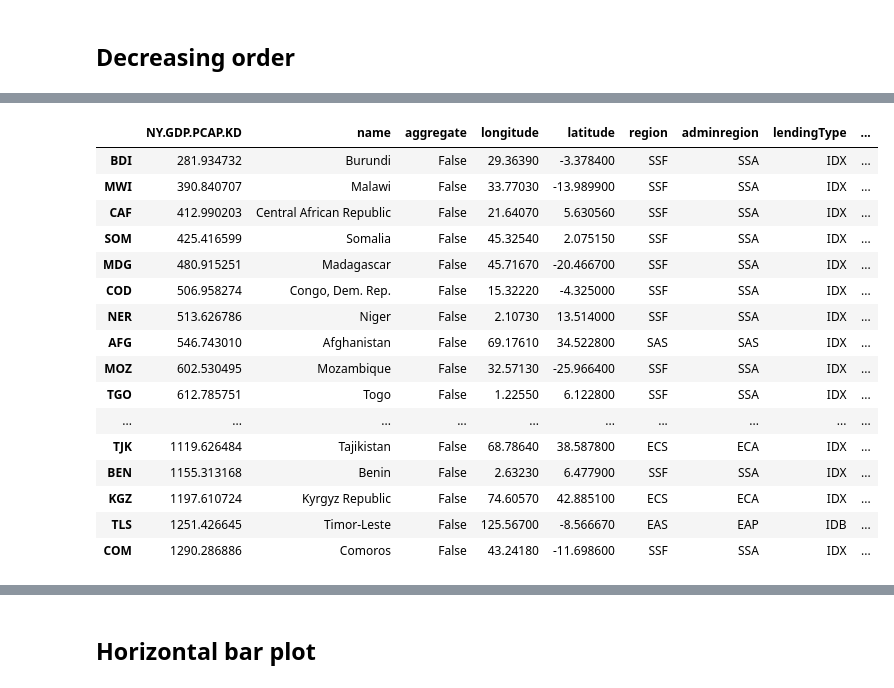
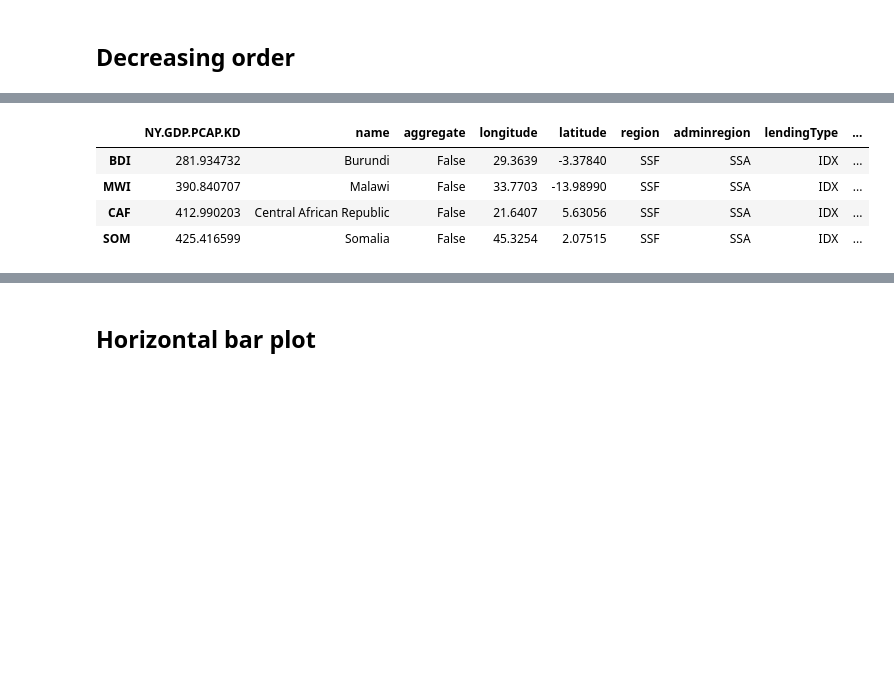
Before and after one commit to d2cml-ai/python_visual_library, a Jupyter notebook: python_notebooks/01_bar.ipynb, the cells around one changed output, grey strips where cells are left out. Drawn from its saved outputs; the diff is of its cells as text; code cells hidden in the pictures; blank space fills up the shorter version.

```diff
--- a/python_notebooks/01_bar.ipynb
+++ b/python_notebooks/01_bar.ipynb
@@ -297,26 +245,14 @@ data2
 # %%
 data3 = data2[data2['aggregate'] == False]
 
 data4 = data3.nsmallest(30, 'NY.GDP.PCAP.KD', keep = 'all')
-data4
+data4.head(4)
 # %% [output]
 |  | NY.GDP.PCAP.KD | name | aggregate | longitude | latitude | region | adminregion | lendingType | ... |
-| BDI | 281.934732 | Burundi | False | 29.36390 | -3.378400 | SSF | SSA | IDX | ... |
-| MWI | 390.840707 | Malawi | False | 33.77030 | -13.989900 | SSF | SSA | IDX | ... |
-| CAF | 412.990203 | Central African Republic | False | 21.64070 | 5.630560 | SSF | SSA | IDX | ... |
-| SOM | 425.416599 | Somalia | False | 45.32540 | 2.075150 | SSF | SSA | IDX | ... |
-| MDG | 480.915251 | Madagascar | False | 45.71670 | -20.466700 | SSF | SSA | IDX | ... |
-| COD | 506.958274 | Congo, Dem. Rep. | False | 15.32220 | -4.325000 | SSF | SSA | IDX | ... |
-| NER | 513.626786 | Niger | False | 2.10730 | 13.514000 | SSF | SSA | IDX | ... |
-| AFG | 546.743010 | Afghanistan | False | 69.17610 | 34.522800 | SAS | SAS | IDX | ... |
-| MOZ | 602.530495 | Mozambique | False | 32.57130 | -25.966400 | SSF | SSA | IDX | ... |
-| TGO | 612.785751 | Togo | False | 1.22550 | 6.122800 | SSF | SSA | IDX | ... |
-| ... | ... | ... | ... | ... | ... | ... | ... | ... | ... |
-| TJK | 1119.626484 | Tajikistan | False | 68.78640 | 38.587800 | ECS | ECA | IDX | ... |
-| BEN | 1155.313168 | Benin | False | 2.63230 | 6.477900 | SSF | SSA | IDX | ... |
-| KGZ | 1197.610724 | Kyrgyz Republic | False | 74.60570 | 42.885100 | ECS | ECA | IDX | ... |
-| TLS | 1251.426645 | Timor-Leste | False | 125.56700 | -8.566670 | EAS | EAP | IDB | ... |
-| COM | 1290.286886 | Comoros | False | 43.24180 | -11.698600 | SSF | SSA | IDX | ... |
+| BDI | 281.934732 | Burundi | False | 29.3639 | -3.37840 | SSF | SSA | IDX | ... |
+| MWI | 390.840707 | Malawi | False | 33.7703 | -13.98990 | SSF | SSA | IDX | ... |
+| CAF | 412.990203 | Central African Republic | False | 21.6407 | 5.63056 | SSF | SSA | IDX | ... |
+| SOM | 425.416599 | Somalia | False | 45.3254 | 2.07515 | SSF | SSA | IDX | ... |
 # %%
 #Plot
 
```
Also changed, not shown: parts of 15 cells of this notebook, 6 other files.
